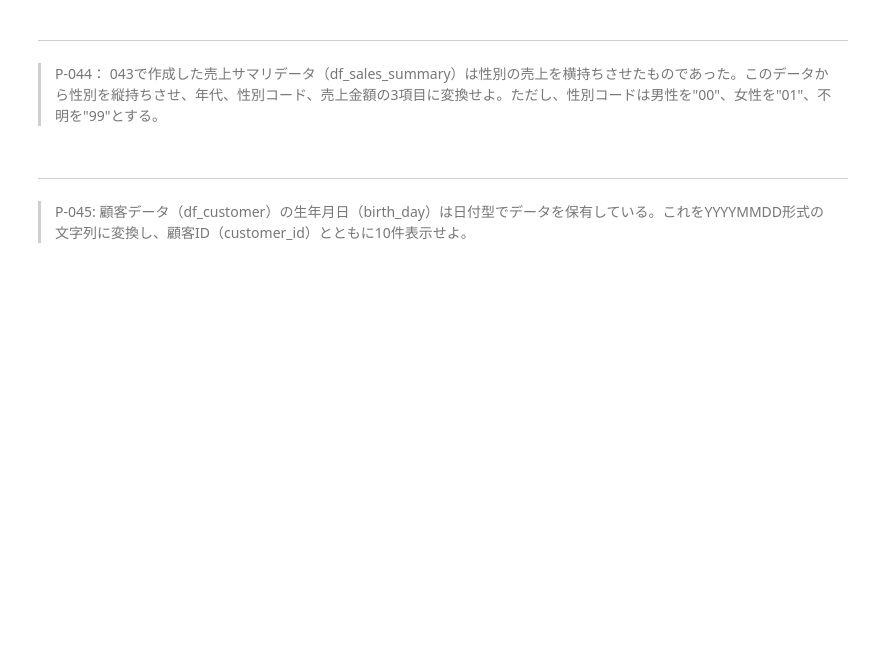
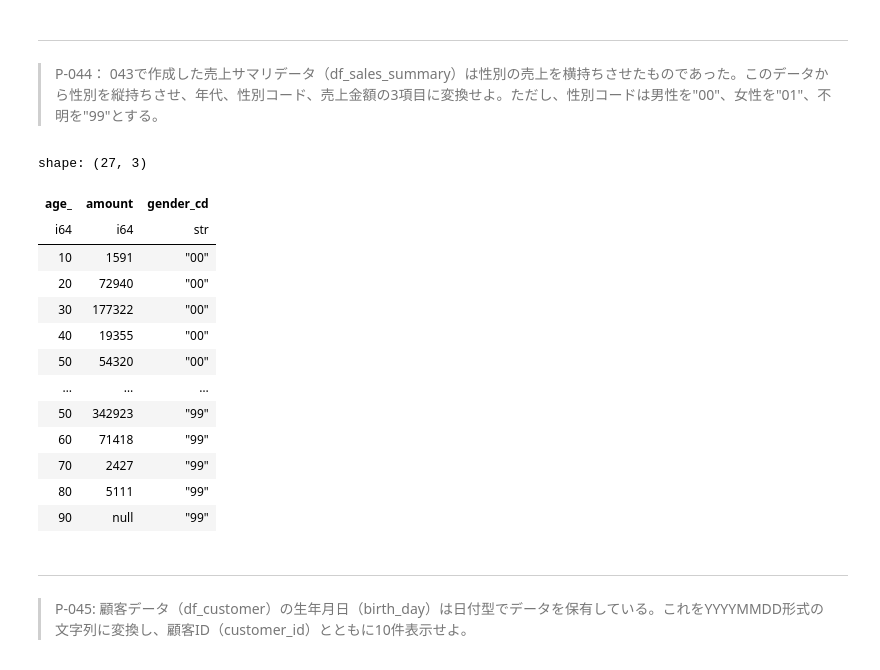
Before and after one commit to seiya8/polars100, a Jupyter notebook: knock.ipynb, the cells around one changed output. Drawn from its saved outputs; the diff is of its cells as text; code cells hidden in the pictures; blank space fills up the shorter version.

```diff
--- a/knock.ipynb
+++ b/knock.ipynb
@@ -819,6 +841,31 @@ shape: (1_034, 5)
 # %% [markdown]
 ---
 > P-044： 043で作成した売上サマリデータ（df_sales_summary）は性別の売上を横持ちさせたものであった。このデータから性別を縦持ちさせ、年代、性別コード、売上金額の3項目に変換せよ。ただし、性別コードは男性を"00"、女性を"01"、不明を"99"とする。
+# %%
+df_sales_summary.unpivot(index="age_", value_name="amount", variable_name="gender") \
+    .with_columns(
+        pl.when(pl.col("gender") == "男性")
+        .then(pl.lit("00"))
+        .when(pl.col("gender") == "女性")
+        .then(pl.lit("01"))
+        .otherwise(pl.lit("99"))
+        .alias("gender_cd")
+    ).drop("gender")
+# %% [output]
+shape: (27, 3)
+| age_ | amount | gender_cd |
+| i64 | i64 | str |
+| 10 | 1591 | "00" |
+| 20 | 72940 | "00" |
+| 30 | 177322 | "00" |
+| 40 | 19355 | "00" |
+| 50 | 54320 | "00" |
+| … | … | … |
+| 50 | 342923 | "99" |
+| 60 | 71418 | "99" |
+| 70 | 2427 | "99" |
+| 80 | 5111 | "99" |
+| 90 | null | "99" |
 # %% [markdown]
 ---
 > P-045: 顧客データ（df_customer）の生年月日（birth_day）は日付型でデータを保有している。これをYYYYMMDD形式の文字列に変換し、顧客ID（customer_id）とともに10件表示せよ。
```
Also changed, not shown: parts of 10 cells of this notebook.
